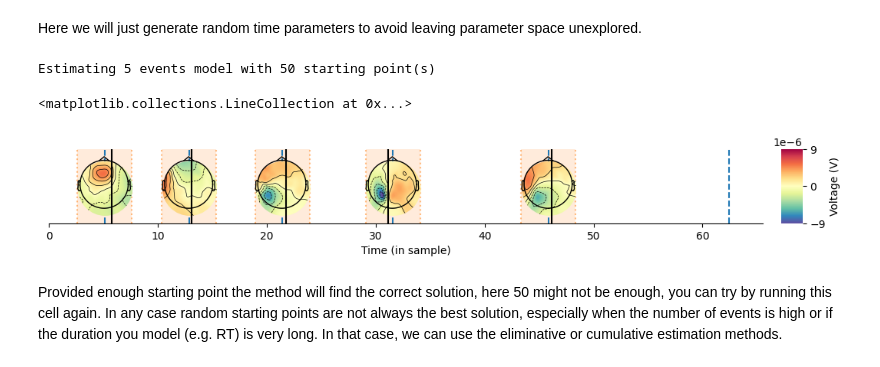
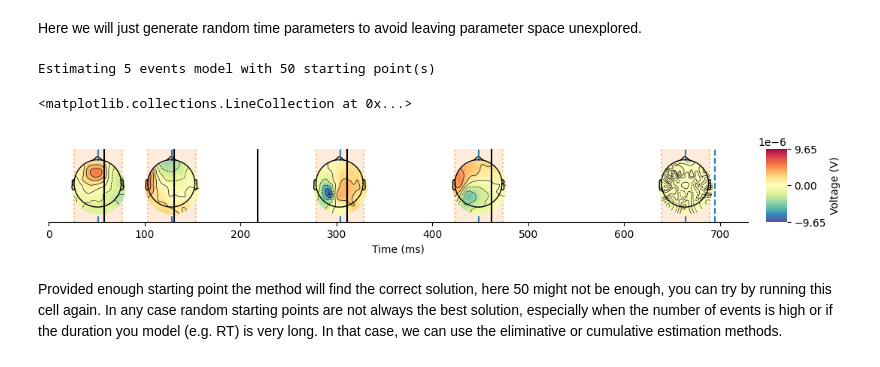
Before and after one commit to JoKra1/hsmm_mvpy, a Jupyter notebook: docs/source/notebooks/2-The_different_model_classes.ipynb, the cells around one changed output. Cells and saved outputs as stored; diff of their text form; code cells hidden in the pictures.

```diff
--- a/docs/source/notebooks/2-The_different_model_classes.ipynb
+++ b/docs/source/notebooks/2-The_different_model_classes.ipynb
@@ -14,6 +14,8 @@ from hmp.simulations import demo
 n_events = 5 #how many events are simulated in the demo
 # Performing simulation of trials
 epoch_data, sim_source_times, info = demo()
+# recovering average simulated times:
+avg_simulated = np.mean(np.cumsum(sim_source_times,axis=1),axis=0)[:-1] * 1000/epoch_data.sfreq
 # %% [output]
 Simulating /home/gabriel/ownCloud/projects/RUGUU/hmp/docs/source/notebooks/sample_data/demo_dataset_raw.fif
 /home/gabriel/ownCloud/projects/RUGUU/hmp/docs/source/notebooks/sample_data/demo_dataset_raw.fif simulated
@@ -38,7 +40,7 @@ from hmp.patterndata import PatternData
 
 pattern = HalfSine()
 # Here we crosscorrelate the data once to avoid doing that at every fit call
-pattern_data = PatternData.from_transformer(preprocessed, pattern=pattern)
+pattern_data = PatternData.from_preprocessor(preprocessed, pattern=pattern)
 # %% [markdown]
 ## Model with a fixed number of event with `EventModel`
 
@@ -125,17 +127,17 @@ Hooray, the 2nd event is now found! The reason is that the starting points are n
 Here we will just generate random time parameters to avoid leaving parameter space unexplored.
 # %%
 model_random = EventModel(pattern = pattern, n_events=n_events,
-                        starting_points=50, max_scale=pattern_data.durations.max())
+                        starting_points=50, max_duration=pattern_data.durations.max())
 ll_random, estimates_random = model_random.fit_transform(pattern_data, cpus=2, )
 
 #Visualizing
 plot_topo_timecourse(epoch_data, estimates_random, info, magnify=1, sensors=False)
-plt.vlines(np.mean(np.cumsum(sim_source_times,axis=1),axis=0)[:-1],
+plt.vlines(avg_simulated,
            np.repeat(0,n_events), np.repeat(1,n_events), zorder=10, color='k')
 # %% [output]
 Estimating 5 events model with 50 starting point(s)
 <matplotlib.collections.LineCollection at 0x...>
-[figure, old version]
+[figure, new version]
 # %% [markdown]
 Provided enough starting point the method will find the correct solution, here 50 might not be enough, you can try by running this cell again. In any case random starting points are not always the best solution, especially when the number of events is high or if the duration you model (e.g. RT) is very long. In that case, we can use the eliminative or cumulative estimation methods.
 # %% [markdown]
```
Also changed, not shown: parts of 14 cells of this notebook, 21 other files.
